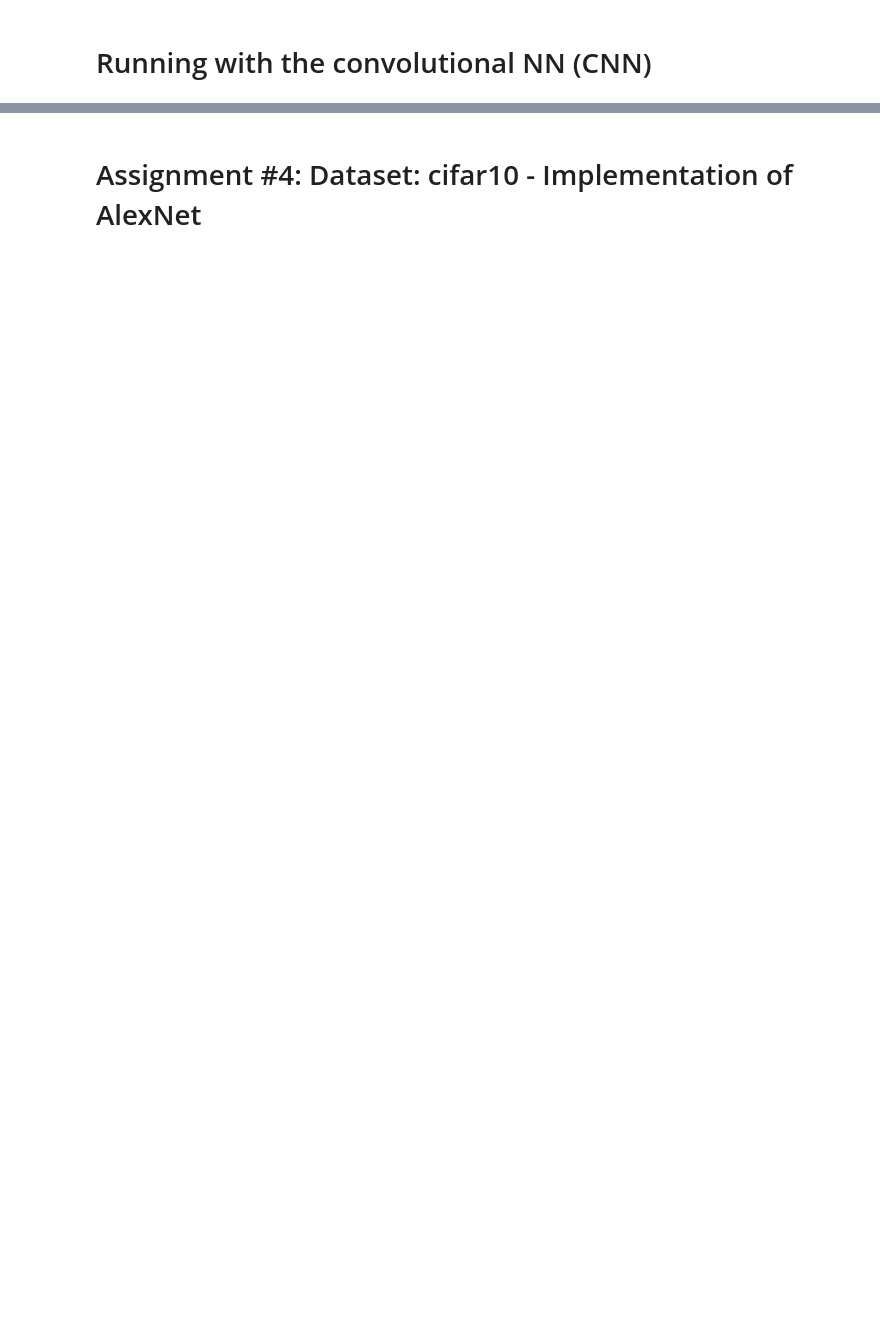
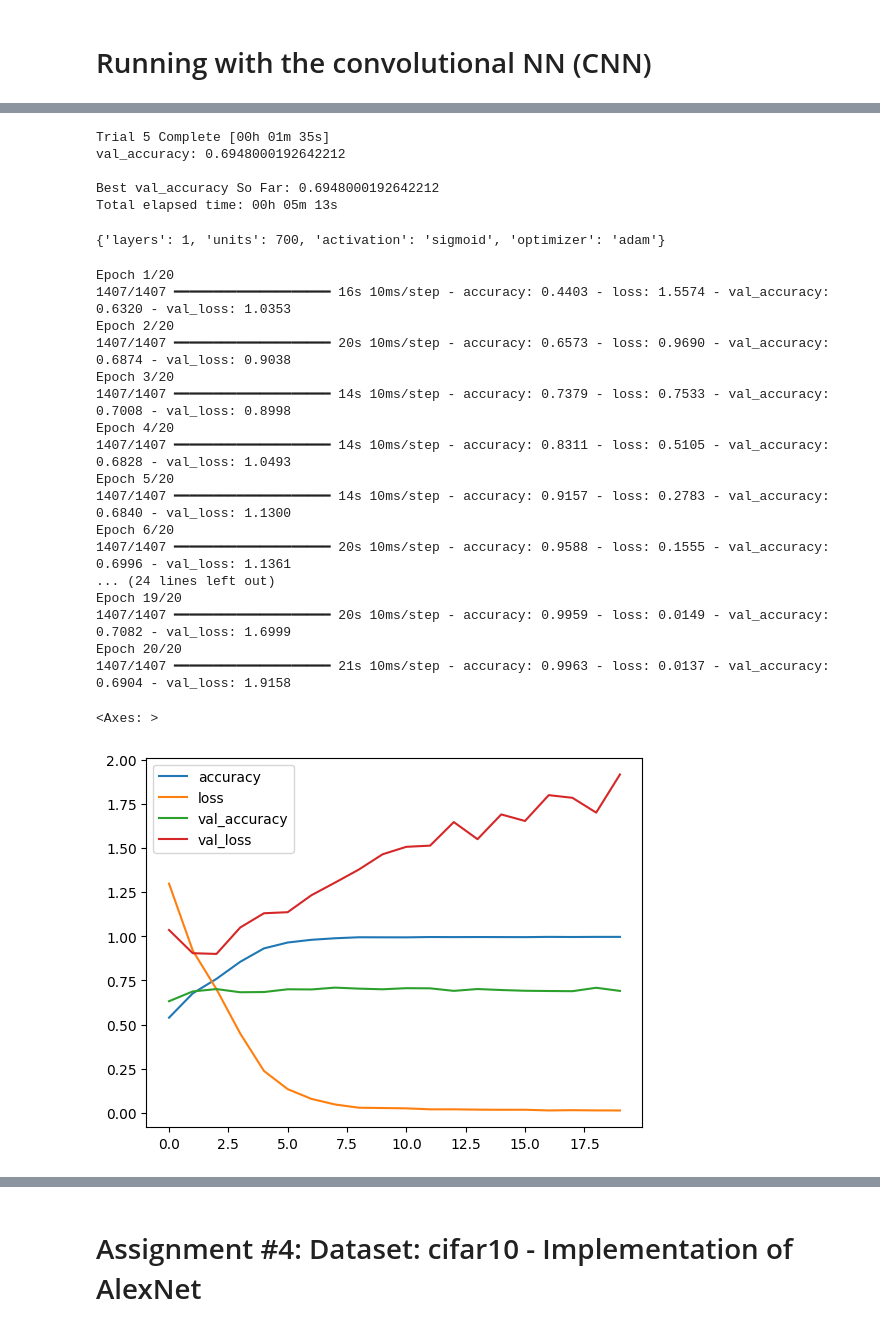
Before and after one commit to m-mahdavian/mft-dl03-course, a Jupyter notebook: session 07/dl03_s07_assignments.ipynb, the cells around one changed output, grey strips where cells are left out. Cells and saved outputs as stored; diff of their text form; code cells hidden in the pictures; blank space fills up the shorter version.

```diff
--- a/session 07/dl03_s07_assignments.ipynb
+++ b/session 07/dl03_s07_assignments.ipynb
@@ -166,0 +484,52 @@ weighted avg       0.82      0.60      0.59        50
+# %%
+tuner.search(X_train_scaled,y_train,epochs=5,validation_data=(X_valid_scaled,y_valid))
+# %% [output]
+Trial 5 Complete [00h 01m 35s]
+val_accuracy: 0.6948000192642212
+
+Best val_accuracy So Far: 0.6948000192642212
+Total elapsed time: 00h 05m 13s
+# %%
+params=tuner.get_best_hyperparameters()[0]
+params.values
+# %% [output]
+{'layers': 1, 'units': 700, 'activation': 'sigmoid', 'optimizer': 'adam'}
+# %%
+model = tf.keras.Sequential([
+    Input(shape=input_shape),
+    Conv2D(filters=24,kernel_size=(3,3),activation='relu'),
+    Conv2D(filters=48,kernel_size=(3,3),activation='relu'),
+    MaxPool2D(pool_size=(2,2)),
+    Flatten(),
+    Dense(700,activation='sigmoid'),
+    #Dense(500,activation='relu'),
+    #Dense(500,activation='relu'),
+    Dense(10,activation='softmax')
+]
+)
+model.compile(optimizer='adam',loss='sparse_categorical_crossentropy',metrics=['accuracy'])
+history=model.fit(X_train_scaled,y_train,epochs=20,validation_data=(X_valid_scaled,y_valid))
+
+import pandas as pd
+df=pd.DataFrame(history.history)
+df.plot()
+# %% [output]
+Epoch 1/20
+1407/1407 ━━━━━━━━━━━━━━━━━━━━ 16s 10ms/step - accuracy: 0.4403 - loss: 1.5574 - val_accuracy: 0.6320 - val_loss: 1.0353
+Epoch 2/20
+1407/1407 ━━━━━━━━━━━━━━━━━━━━ 20s 10ms/step - accuracy: 0.6573 - loss: 0.9690 - val_accuracy: 0.6874 - val_loss: 0.9038
+Epoch 3/20
+1407/1407 ━━━━━━━━━━━━━━━━━━━━ 14s 10ms/step - accuracy: 0.7379 - loss: 0.7533 - val_accuracy: 0.7008 - val_loss: 0.8998
+Epoch 4/20
+1407/1407 ━━━━━━━━━━━━━━━━━━━━ 14s 10ms/step - accuracy: 0.8311 - loss: 0.5105 - val_accuracy: 0.6828 - val_loss: 1.0493
+Epoch 5/20
+1407/1407 ━━━━━━━━━━━━━━━━━━━━ 14s 10ms/step - accuracy: 0.9157 - loss: 0.2783 - val_accuracy: 0.6840 - val_loss: 1.1300
+Epoch 6/20
+1407/1407 ━━━━━━━━━━━━━━━━━━━━ 20s 10ms/step - accuracy: 0.9588 - loss: 0.1555 - val_accuracy: 0.6996 - val_loss: 1.1361
+... (24 lines left out)
+Epoch 19/20
+1407/1407 ━━━━━━━━━━━━━━━━━━━━ 20s 10ms/step - accuracy: 0.9959 - loss: 0.0149 - val_accuracy: 0.7082 - val_loss: 1.6999
+Epoch 20/20
+1407/1407 ━━━━━━━━━━━━━━━━━━━━ 21s 10ms/step - accuracy: 0.9963 - loss: 0.0137 - val_accuracy: 0.6904 - val_loss: 1.9158
+<Axes: >
+[figure, added]
```
Also changed, not shown: parts of 26 cells of this notebook.
